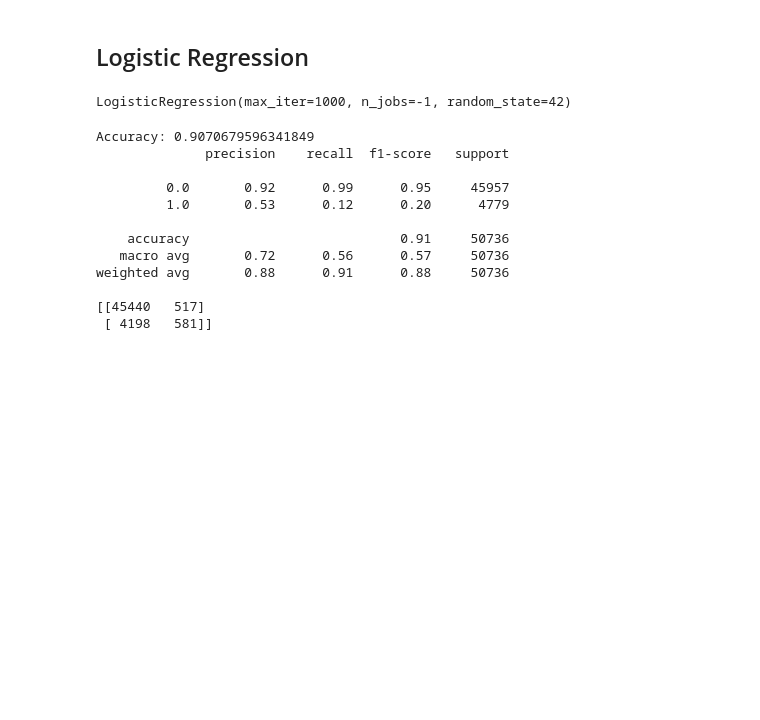
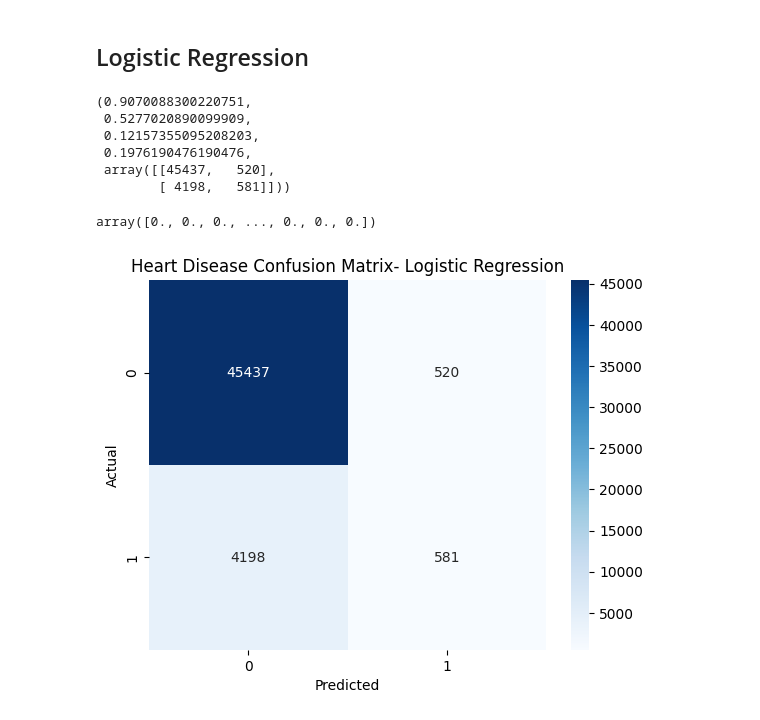
Before and after one commit to Ravindu-Pathirana/HealthCare, a Jupyter notebook: covid_heart_diabetes_risk.ipynb, the cells around one changed output. Cells and saved outputs as stored; diff of their text form; code cells hidden in the pictures; blank space fills up the shorter version.

```diff
--- a/covid_heart_diabetes_risk.ipynb
+++ b/covid_heart_diabetes_risk.ipynb
@@ -104,7 +114,7 @@ pd.crosstab(df['HighBP'], df['HeartDiseaseorAttack'], normalize='index')
 ## ADD the columns (vaccinated and had covid)
 # %%
 np.random.seed(42)
-df['vaccinated']=np.random.choice([0,1],size=len(df),p=[0.3,0.7])
+df['Vaccinated']=np.random.choice([0,1],size=len(df),p=[0.3,0.7])
 # %%
 df.sample(5)
 # %% [output]
@@ -199,26 +209,37 @@ x_test_scaled.shape
 ## Logistic Regression
 # %%
 from sklearn.linear_model import LogisticRegression
-model = LogisticRegression(max_iter=1000,n_jobs=-1,random_state=42)
-model.fit(x_train_scaled,y_heart_train)
+heart_model = LogisticRegression(max_iter=1000,n_jobs=-1,random_state=42)
+heart_model.fit(x_train_scaled,y_heart_train)
+y_heart_pred = heart_model.predict(x_test_scaled)
-# %% [output]
-LogisticRegression(max_iter=1000, n_jobs=-1, random_state=42)
 # %%
-y_heart_pred = model.predict(x_test_scaled)
+from sklearn.metrics import (accuracy_score,precision_score,recall_score,f1_score,confusion_matrix,classification_report)
+accuracy = accuracy_score(y_heart_test, y_heart_pred)
+precision = precision_score(y_heart_test, y_heart_pred)
+recall = recall_score(y_heart_test, y_heart_pred)
+f1 = f1_score(y_heart_test, y_heart_pred)
+cm = confusion_matrix(y_heart_test, y_heart_pred)
 
-print("Accuracy:", accuracy_score(y_heart_test, y_heart_pred))
-print(classification_report(y_heart_test, y_heart_pred))
-print(confusion_matrix(y_heart_test, y_heart_pred))
+accuracy, precision, recall, f1, cm
 # %% [output]
-Accuracy: 0.9070679596341849
-              precision    recall  f1-score   support
-
-         0.0       0.92      0.99      0.95     45957
-         1.0       0.53      0.12      0.20      4779
-
-    accuracy                           0.91     50736
-   macro avg       0.72      0.56      0.57     50736
-weighted avg       0.88      0.91      0.88     50736
-
-[[45440   517]
- [ 4198   581]]
+(0.9070088300220751,
+ 0.5277020890099909,
+ 0.12157355095208203,
+ 0.1976190476190476,
+ array([[45437,   520],
+        [ 4198,   581]]))
+# %%
+y_heart_pred
+# %% [output]
+array([0., 0., 0., ..., 0., 0., 0.])
+# %%
+import seaborn as sns
+import matplotlib.pyplot as plt
+
+sns.heatmap(cm, annot=True, fmt='d', cmap='Blues')
+plt.xlabel("Predicted")
+plt.ylabel("Actual")
+plt.title("Heart Disease Confusion Matrix- Logistic Regression")
+plt.show()
+# %% [output]
+[figure, added]
```
Also changed, not shown: parts of 17 cells of this notebook.
